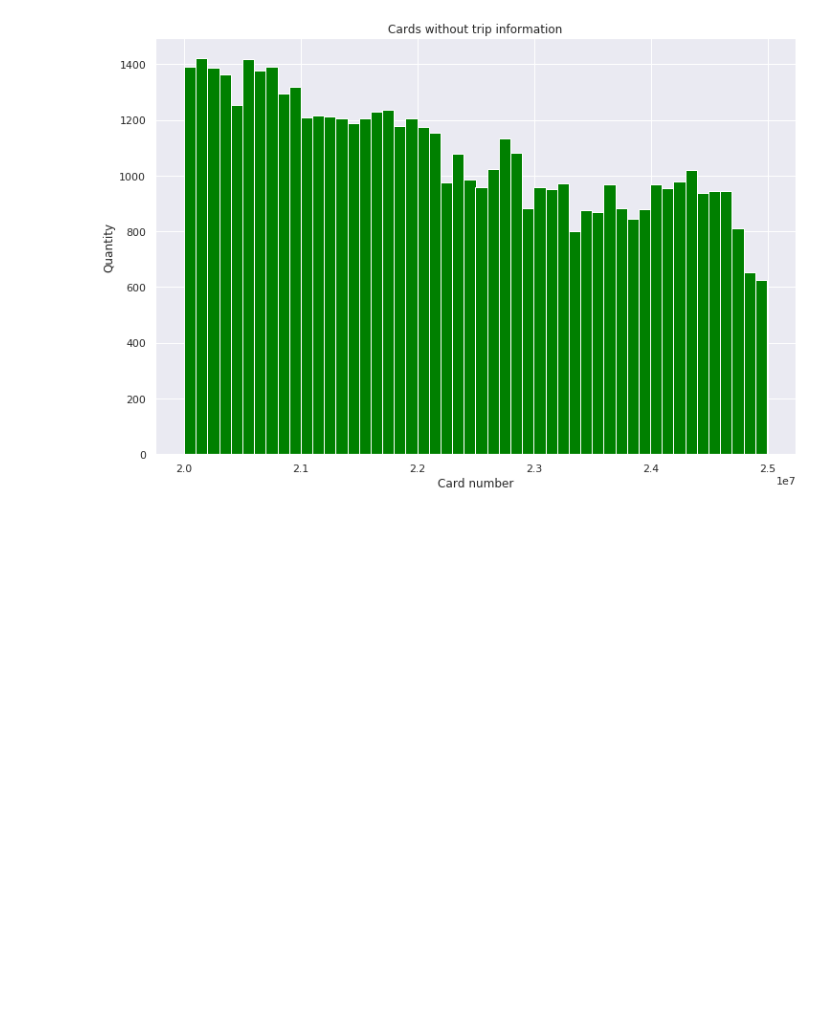
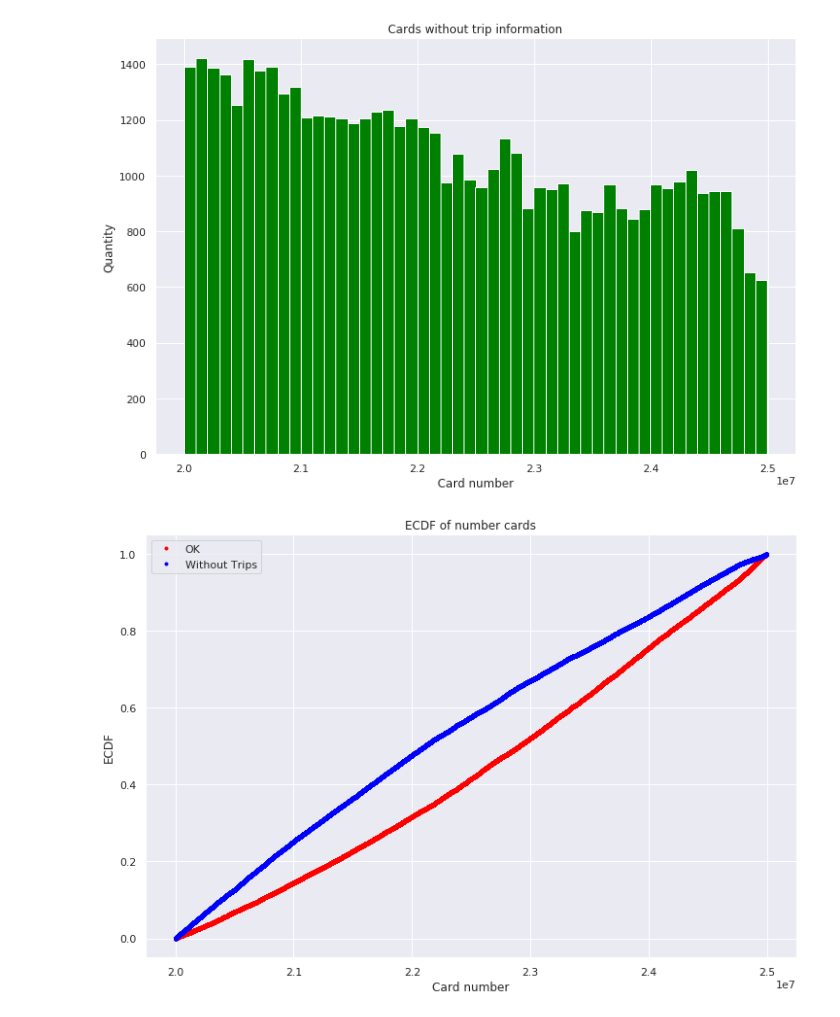
Before and after one commit to nvenegas-oliva/improve_transport, a Jupyter notebook: notebooks/20180918.ipynb, the cells around one changed output. Drawn from its saved outputs; the diff is of its cells as text; code cells hidden in the pictures; blank space fills up the shorter version.

Commit message:
feat: Add boxplot and ecdf plots

```diff
--- a/notebooks/20180918.ipynb
+++ b/notebooks/20180918.ipynb
@@ -38,3 +49,32 @@ _ = plt.ylabel('Quantity')
 _ = plt.title('Cards without trip information')
 # %% [output]
 [figure]
+# %%
+def ecdf(data):
+    """Compute ECDF for a one-dimensional array of measurements."""
+    # Number of data points: n
+    n = len(data)
+
+    # x-data for the ECDF: x
+    x = np.sort(data)
+
+    # y-data for the ECDF: y
+    y = np.arange(1, len(x) + 1) / n
+
+    return x, y
+# %%
+x_ok, y_ok = ecdf(df[df['status'] == 'OK']['number'])
+x_wt, y_wt = ecdf((df[df['status'] == 'without_trips']['number']))
+
+# Generate plot
+_ = plt.figure(figsize=(12, 8))
+_ = plt.plot(x_ok, y_ok, marker='.', linestyle='none', color='red')
+_ = plt.plot(x_wt, y_wt, marker='.', linestyle='none', color='blue')
+
+# Label the axes
+_ = plt.xlabel('Card number')
+_ = plt.ylabel('ECDF')
+_ = plt.title('ECDF of number cards')
+_ = plt.legend(['OK', 'Without Trips'], loc='upper left')
+# %% [output]
+[figure, added]
```
Also changed, not shown: parts of 4 cells of this notebook.
